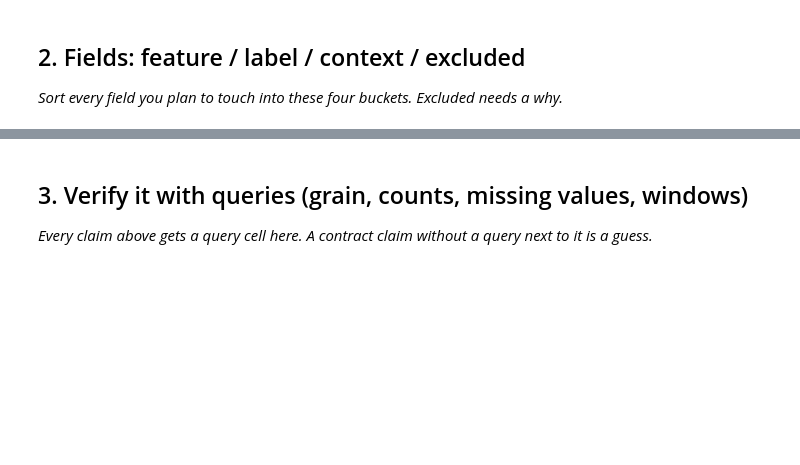
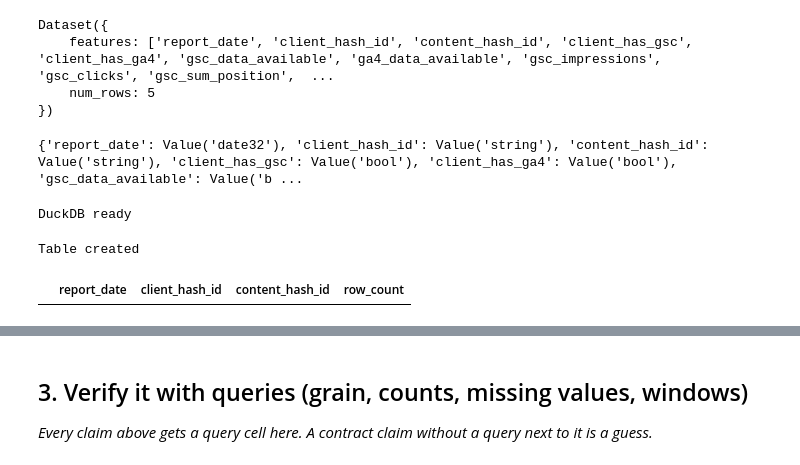
Before and after one commit to faheem-danish/internship-starter-1, a Jupyter notebook: work/notebooks/w03_data_contract.ipynb, the cells around one changed output, grey strips where cells are left out. Saved outputs shown, nothing was run; the diff lists cells and outputs as text; code cells hidden in the pictures; blank space fills up the shorter version.

```diff
--- a/work/notebooks/w03_data_contract.ipynb
+++ b/work/notebooks/w03_data_contract.ipynb
@@ -13,7 +109,24 @@ This skeleton is yours to fill. Work the sections **in order** — each one has
 # %%
 # This cell is for CODE (numbers, a query, a check).
 # Write your text answer in the cell ABOVE this one — typing sentences here breaks Run All.
+# Show first few rows
+
+df_sample = performance["train"].select(range(5))
+
+df_sample
+# %% [output]
+Dataset({
+    features: ['report_date', 'client_hash_id', 'content_hash_id', 'client_has_gsc', 'client_has_ga4', 'gsc_data_available', 'ga4_data_available', 'gsc_impressions', 'gsc_clicks', 'gsc_sum_position',  ...
+    num_rows: 5
+})
-# %% [markdown]
-## 2. Fields: feature / label / context / excluded
-
-*Sort every field you plan to touch into these four buckets. Excluded needs a why.*
+# %%
+print(performance["train"].features)
+# %% [output]
+{'report_date': Value('date32'), 'client_hash_id': Value('string'), 'content_hash_id': Value('string'), 'client_has_gsc': Value('bool'), 'client_has_ga4': Value('bool'), 'gsc_data_available': Value('b ...
+# %%
+import duckdb
+import pandas as pd
+
+print("DuckDB ready")
+# %% [output]
+DuckDB ready
@@ -19,0 +135,27 @@ This skeleton is yours to fill. Work the sections **in order** — each one has
+# %%
+con = duckdb.connect()
+
+con.register("daily_performance", df)
+
+print("Table created")
+# %% [output]
+Table created
+# %%
+grain_check = con.execute("""
+SELECT
+    report_date,
+    client_hash_id,
+    content_hash_id,
+    COUNT(*) AS row_count
+FROM daily_performance
+GROUP BY
+    report_date,
+    client_hash_id,
+    content_hash_id
+HAVING COUNT(*) > 1
+LIMIT 5
+""").df()
+
+grain_check
+# %% [output]
+|  | report_date | client_hash_id | content_hash_id | row_count |
```
Also changed, not shown: parts of 19 cells of this notebook.
